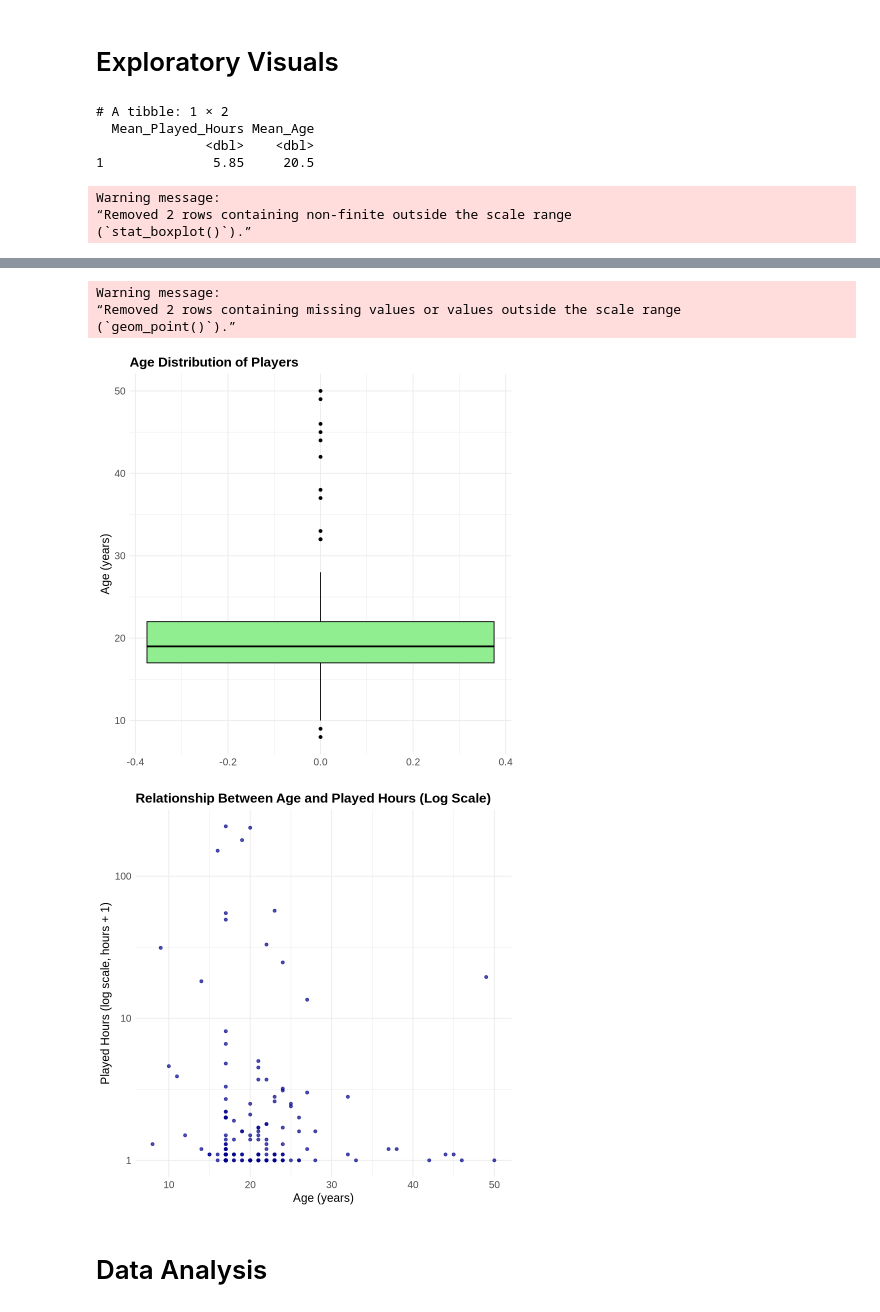
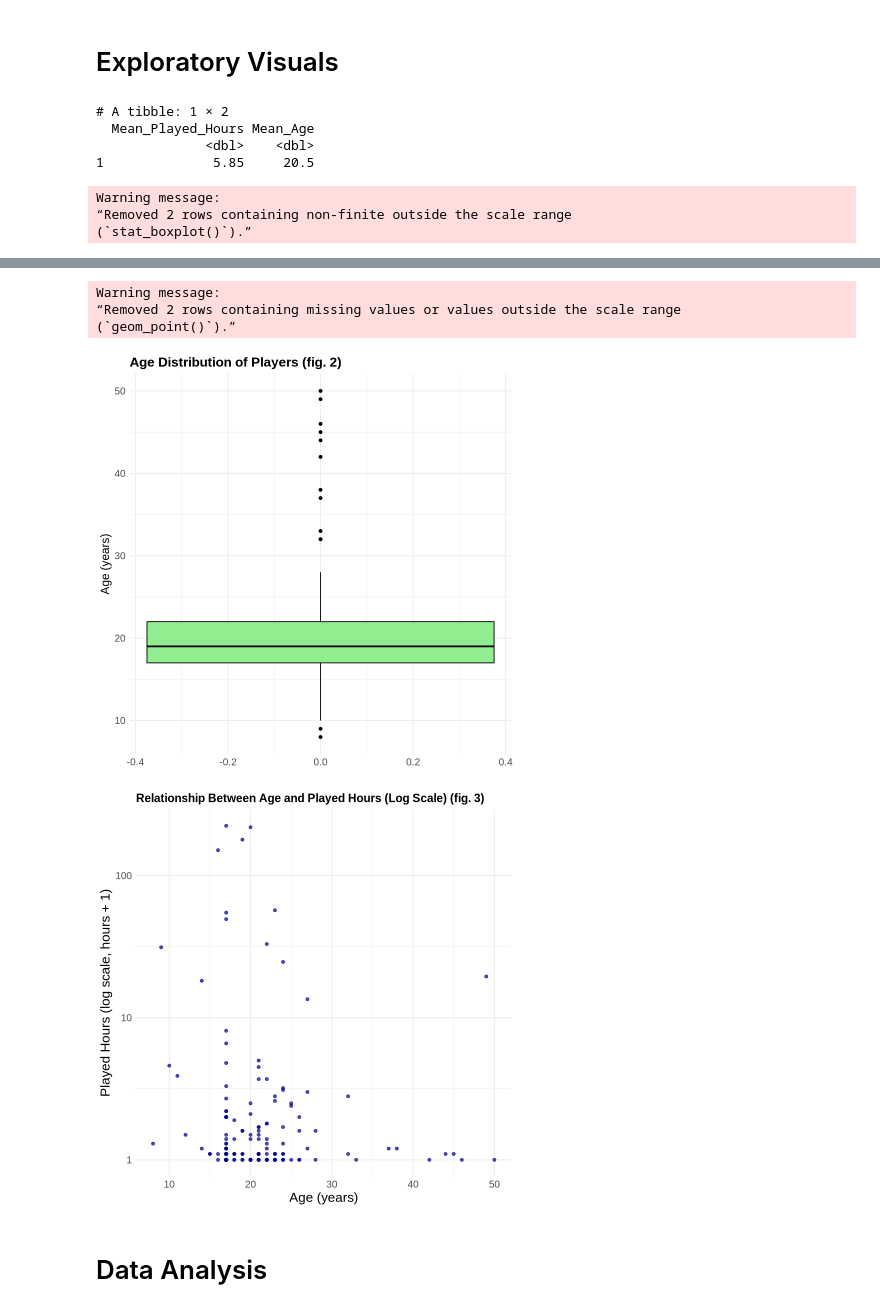
Before and after one commit to bruh309/dsciproject, a Jupyter notebook: Group Project.ipynb, the cells around one changed output, grey strips where cells are left out. Drawn from its saved outputs; the diff is of its cells as text; code cells hidden in the pictures.

```diff
--- a/Group Project.ipynb
+++ b/Group Project.ipynb
@@ -158,7 +158,7 @@ histogram_plot <- players |>
   geom_histogram(binwidth = 1, fill = "skyblue", color = "black") +
   scale_x_log10() +
   labs(
-    title = "Distribution of Played Hours (Log Scale)",
+    title = "Distribution of Played Hours (Log Scale) (fig. 1)",
     x = "Played Hours (log scale, hours + 1)",
     y = "Frequency"
   ) +
@@ -176,7 +176,7 @@ boxplot_age <- players |>
   ggplot(aes(y = Age)) +
   geom_boxplot(fill = "lightgreen", color = "black") +
   labs(
-    title = "Age Distribution of Players",
+    title = "Age Distribution of Players (fig. 2)",
     y = "Age (years)"
   ) +
   theme_minimal() +
@@ -194,15 +194,15 @@ scatter_plot <- players |>
   geom_point(color = "darkblue", alpha = 0.7) +
   scale_y_log10() +
   labs(
-    title = "Relationship Between Age and Played Hours (Log Scale)",
+    title = "Relationship Between Age and Played Hours (Log Scale) (fig. 3)",
     x = "Age (years)",
     y = "Played Hours (log scale, hours + 1)"
   ) +
   theme_minimal() +
   theme(
     axis.text = element_text(size = 12),
-    axis.title = element_text(size = 14),
-    plot.title = element_text(size = 16, face = "bold")
+    axis.title = element_text(size = 16),
+    plot.title = element_text(size = 14, face = "bold")
   )
 print(scatter_plot)
 # %% [output]
@@ -217,8 +217,8 @@ Warning message:
 Warning message:
 “Removed 2 rows containing missing values or values outside the scale range
 (`geom_point()`).”
-[figure, old version]
+[figure, new version]
-[figure, old version]
+[figure, new version]
 # %% [markdown]
 # Data Analysis
 # %%
```
Also changed, not shown: parts of 3 cells of this notebook.
